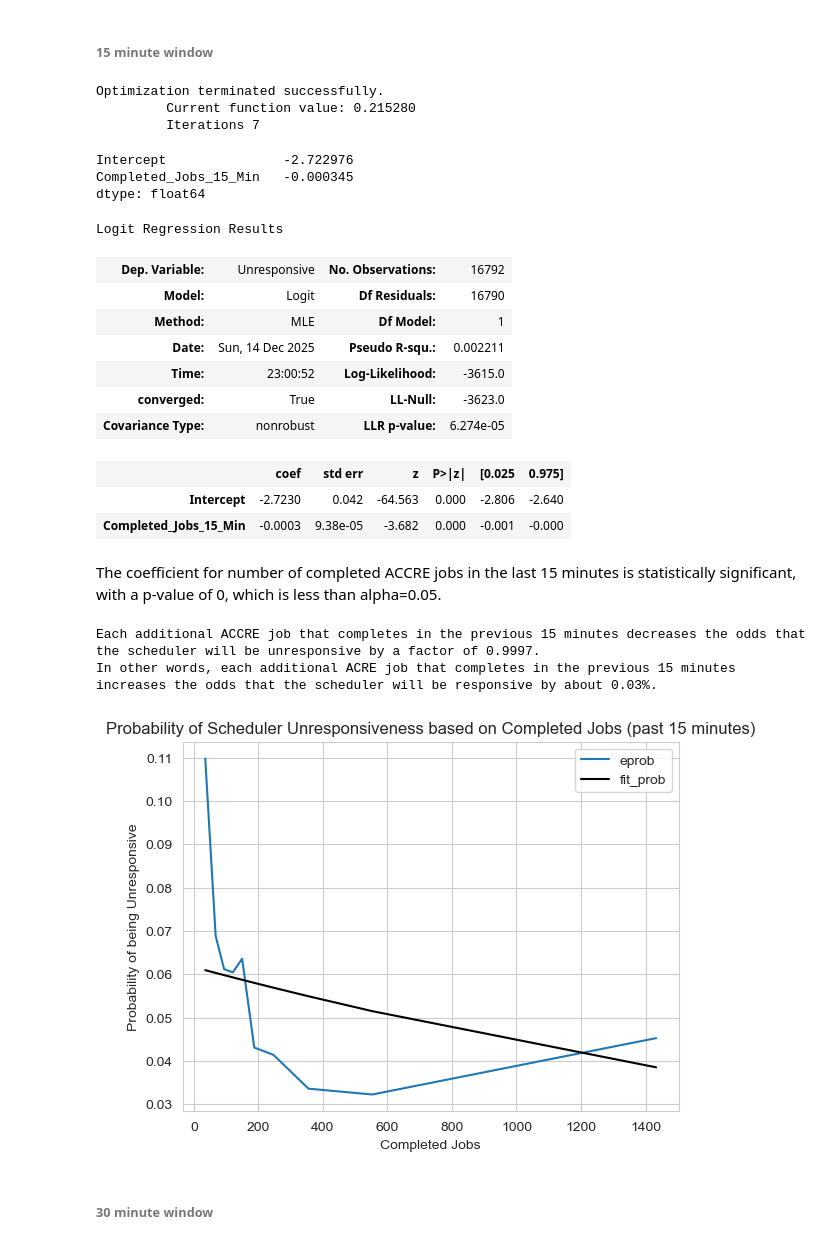
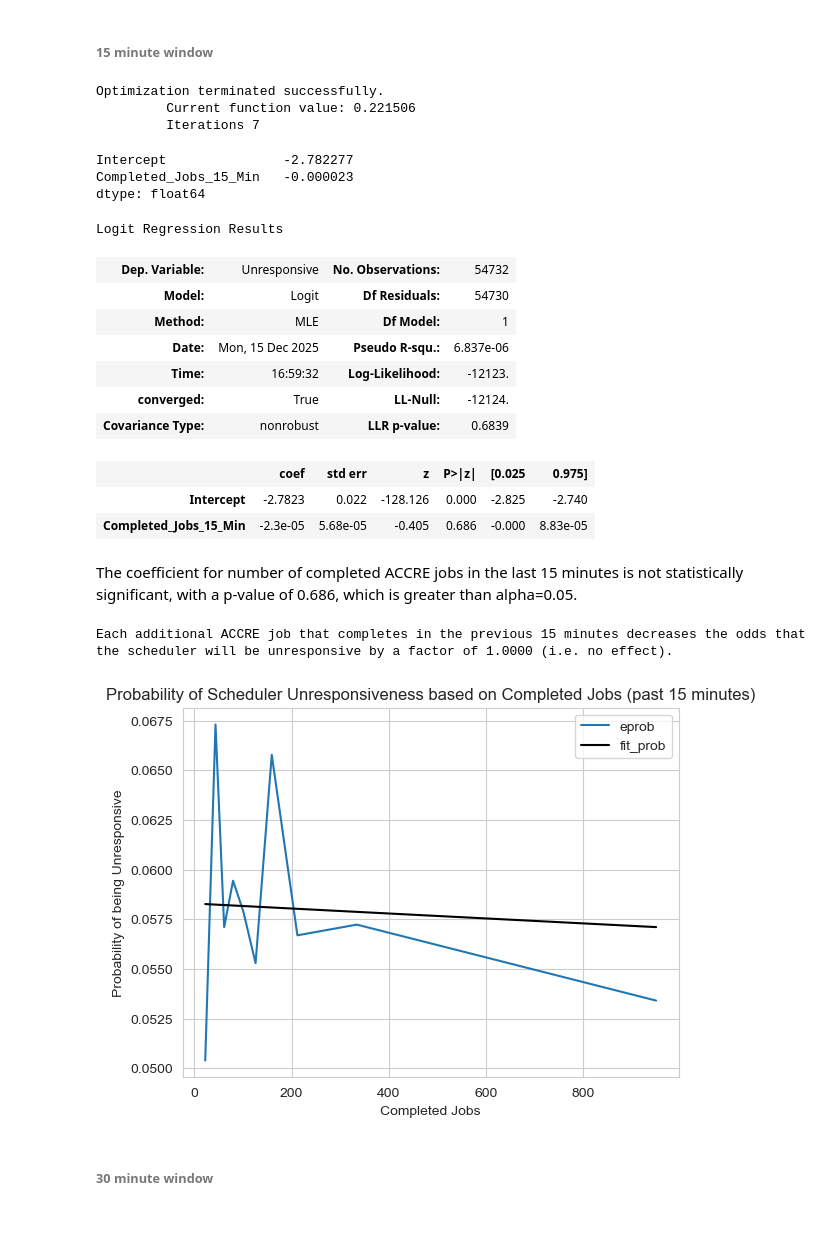
Before and after one commit to nss-data-science-cohort-9/accre-aezell314, a Jupyter notebook: notebooks/ACCRE Scheduling Investigation.ipynb, the cells around one changed output. Saved outputs shown, nothing was run; the diff lists cells and outputs as text; code cells hidden in the pictures.

Commit message:
changing time interval tolerance

```diff
--- a/notebooks/ACCRE Scheduling Investigation.ipynb
+++ b/notebooks/ACCRE Scheduling Investigation.ipynb
@@ -532,8 +489,13 @@ analysis_data = pd.merge_asof(
     job_completions,
     left_on='Date',
     right_on='END',
-    tolerance=pd.Timedelta('2s')
 )
+
+# Adding a column for the time since the last job completion
+analysis_data['Time_Since_Last_Job'] = analysis_data['Date'] - analysis_data['END']
+
+# Adding a column for quantile of Time_Since_Last_Job
+analysis_data['Gap_Quantile'] = pd.qcut(analysis_data['Time_Since_Last_Job'], q=10, labels=False)
 # %%
 analysis_data.head(2)
 # %% [output]
@@ -543,0 +508,2 @@ analysis_data.head(2)
+# %%
+job_completion_analysis_data = analysis_data[analysis_data['Gap_Quantile']<9]
@@ -743,64 +731,61 @@ plt.ylabel("Probability of being Unresponsive");
 ###### 15 minute window
 # %%
 resp_jobs_15min_logreg = smf.logit("Unresponsive ~ Completed_Jobs_15_Min",
-                          data = analysis_data).fit()
+                          data = job_completion_analysis_data).fit()
 resp_jobs_15min_logreg.params
 # %% [output]
 Optimization terminated successfully.
-         Current function value: 0.215280
+         Current function value: 0.221506
          Iterations 7
-Intercept               -2.722976
-Completed_Jobs_15_Min   -0.000345
+Intercept               -2.782277
+Completed_Jobs_15_Min   -0.000023
 dtype: float64
 # %%
 resp_jobs_15min_logreg.summary()
 # %% [output]
 Logit Regression Results
-| Dep. Variable: | Unresponsive | No. Observations: | 16792 |
-| Model: | Logit | Df Residuals: | 16790 |
+| Dep. Variable: | Unresponsive | No. Observations: | 54732 |
+| Model: | Logit | Df Residuals: | 54730 |
 | Method: | MLE | Df Model: | 1 |
-| Date: | Sun, 14 Dec 2025 | Pseudo R-squ.: | 0.002211 |
-| Time: | 23:00:52 | Log-Likelihood: | -3615.0 |
-| converged: | True | LL-Null: | -3623.0 |
-| Covariance Type: | nonrobust | LLR p-value: | 6.274e-05 |
+| Date: | Mon, 15 Dec 2025 | Pseudo R-squ.: | 6.837e-06 |
+| Time: | 16:59:32 | Log-Likelihood: | -12123. |
+| converged: | True | LL-Null: | -12124. |
+| Covariance Type: | nonrobust | LLR p-value: | 0.6839 |
 |  | coef | std err | z | P>|z| | [0.025 | 0.975] |
-| Intercept | -2.7230 | 0.042 | -64.563 | 0.000 | -2.806 | -2.640 |
-| Completed_Jobs_15_Min | -0.0003 | 9.38e-05 | -3.682 | 0.000 | -0.001 | -0.000 |
+| Intercept | -2.7823 | 0.022 | -128.126 | 0.000 | -2.825 | -2.740 |
+| Completed_Jobs_15_Min | -2.3e-05 | 5.68e-05 | -0.405 | 0.686 | -0.000 | 8.83e-05 |
 # %% [markdown]
-The coefficient for number of completed ACCRE jobs in the last 15 minutes is statistically significant, with a p-value of 0, which is less than alpha=0.05.
+The coefficient for number of completed ACCRE jobs in the last 15 minutes is not statistically significant, with a p-value of 0.686, which is greater than alpha=0.05.
 # %%
 odds_ratio = np.exp(resp_jobs_15min_logreg.params['Completed_Jobs_15_Min'])
 
-print(f'Each additional ACCRE job that completes in the previous 15 minutes decreases the odds that the scheduler will be unresponsive by a factor of {odds_ratio:.4f}.')
-
-print(f'In other words, each additional ACRE job that completes in the previous 15 minutes increases the odds that the scheduler will be responsive by about {(1-odds_ratio)*100:.2f}%.')
+print(f'Each additional ACCRE job that completes in the previous 15 minutes decreases the odds that the scheduler will be unresponsive by a factor of {odds_ratio:.4f} (i.e. no effect).')
 # %% [output]
-Each additional ACCRE job that completes in the previous 15 minutes decreases the odds that the scheduler will be unresponsive by a factor of 0.9997.
-In other words, each additional ACRE job that completes in the previous 15 minutes increases the odds that the scheduler will be responsive by about 0.03%.
+Each additional ACCRE job that completes in the previous 15 minutes decreases the odds that the scheduler will be unresponsive by a factor of 1.0000 (i.e. no effect).
 # %%
 resp_summary = (
-    analysis_data
-    .assign(group = pd.qcut(analysis_data['Completed_Jobs_15_Min'],
+    job_completion_analysis_data
+    .assign(group = pd.qcut(job_completion_analysis_data['Completed_Jobs_15_Min'],
                             q = 10,
                             duplicates = 'drop'))
     .groupby('group', observed = False)
     [['Completed_Jobs_15_Min', 'Unresponsive']]
     .mean()
     .reset_index()
     .rename(columns = {'Unresponsive': 'eprob'})
 )
 
 resp_summary['fit_prob'] = resp_jobs_15min_logreg.predict(resp_summary[['Completed_Jobs_15_Min']])
 
 ax = resp_summary.plot(x = 'Completed_Jobs_15_Min', y = 'eprob')
 resp_summary.plot(x = 'Completed_Jobs_15_Min', y = 'fit_prob',
                 color = 'black',
                 ax = ax)
 plt.title("Probability of Scheduler Unresponsiveness based on Completed Jobs (past 15 minutes)")
 plt.xlabel("Completed Jobs")
 plt.ylabel("Probability of being Unresponsive");
 # %% [output]
-[figure, old version]
+[figure, new version]
 # %% [markdown]
 ###### 30 minute window
 # %%
```
Also changed, not shown: parts of 35 cells of this notebook.
